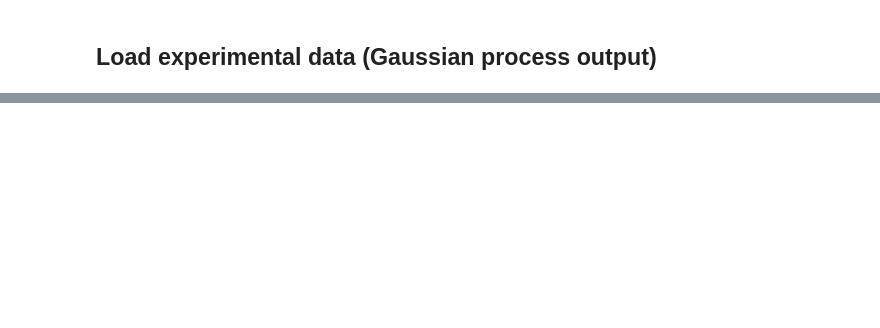
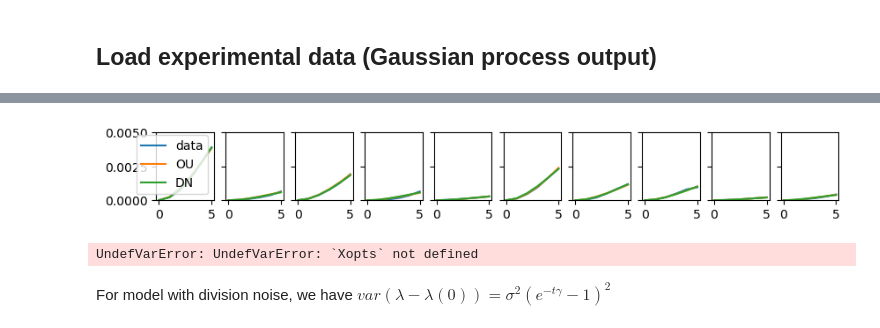
Before and after one commit to elevien/L1210, a Jupyter notebook: notebooks/fitting.ipynb, the cells around one changed output, grey strips where cells are left out. Saved outputs shown, nothing was run; the diff lists cells and outputs as text; code cells hidden in the pictures; blank space fills up the shorter version.

```diff
--- a/notebooks/fitting.ipynb
+++ b/notebooks/fitting.ipynb
@@ -145,4 +15,0 @@ u
-# %%
-fig, ax= subplots(figsize=(5,1))
-ax.plot(u[90:end,1],"-")
-fig
@@ -238,0 +63,45 @@ UndefVarError: UndefVarError: `ensembleprob` not defined
+# %%
+Avar_theory_OU = (t,D,γ) -> D ./ γ .^2 .*(t .- (1 .- exp.( -2.0 * γ .* t)) ./ (2 * γ))
+Avar_theory_DN = (t,v,γ) -> v .* ( 1.0 .- exp.( -t .* γ) ).^2 ./ γ^2
+Xopts_OU = []
+Xopts_DN = []
+
+fig, axs= subplots(figsize=(10,1),ncols=length(lineages),sharey=true,sharex=true)
+for k in eachindex(lineages)
+
+
+    d = data_gp[data_gp.lineage.== lineages[k],:]
+    positions  = unique(d.position)
+    df = combine(groupby(d,:ager),:y => var => :Avar)
+    ax = axs[k-1]
+    inds = df.ager .< 6
+    ax.plot(df.ager[inds],df.Avar[inds],"-",label="data")
+    f = x -> sum(abs.(GrowthTraceTools.Avar_theory_OU(df.ager[inds],x[1],x[2]) .- df.Avar[inds]) .^2)
+    x0 = [7.52e-5,0.08]
+    results = Optim.optimize(f, x0, NelderMead())
+    xopt_OU = Optim.minimizer(results)
+    push!(Xopts_OU,xopt_OU)
+    #ax.plot(df.ager[inds],Avar_theory_OU(df.ager[inds],x0[1],x0[2]),"s-")
+    ax.plot(df.ager[inds],GrowthTraceTools.Avar_theory_OU(df.ager[inds],xopt_OU[1],xopt_OU[2]),"-",label="OU")
+
+    # ------------------------
+    x0 = [7.52e-5,0.08]
+    f = x -> sum(abs.(GrowthTraceTools.Avar_theory_DN(df.ager[inds],x[1],x[2]) .- df.Avar[inds]) .^2)
+    results = Optim.optimize(f, x0, NelderMead())
+    xopt_DN = Optim.minimizer(results)
+    ax.plot(df.ager[inds],GrowthTraceTools.Avar_theory_DN(df.ager[inds],xopt_DN[1],xopt_DN[2]),"-",label="DN")
+    push!(Xopts_DN,xopt_DN)
+    ax.set_ylim([0,0.005])
+
+end
+axs[0].legend()
+
+fig
+# %% [output]
+[figure, added]
+# %%
+Xopts_OU
+# %% [output]
+UndefVarError: UndefVarError: `Xopts` not defined
+# %% [markdown]
+For model with division noise, we have $var(\lambda - \lambda(0)) =  \sigma^2(e^{-t\gamma} -1)^2$
```
Also changed, not shown: parts of 29 cells of this notebook, 33 other files.
